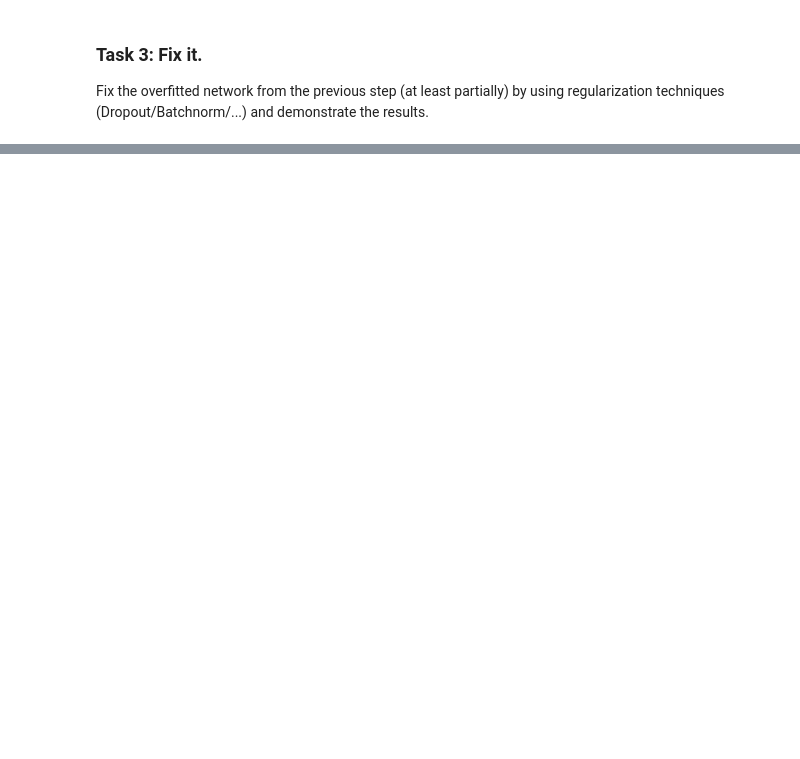
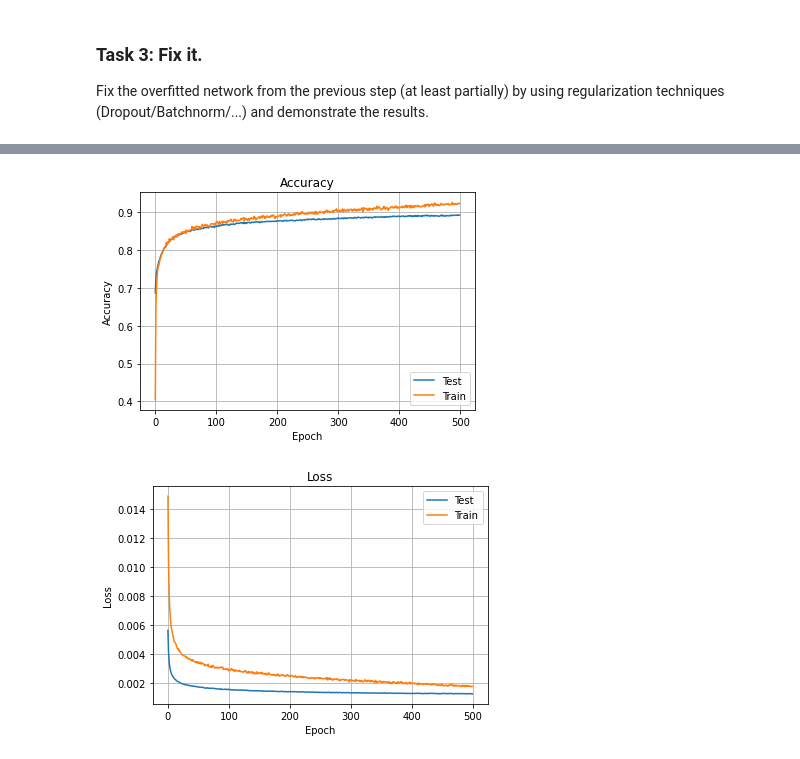
Before and after one commit to oslanaslan/MADE_ML, a Jupyter notebook: ml/Lab2_Deep_Learning/Lab2_DL_part2_overfitting.ipynb, the cells around one changed output, grey strips where cells are left out. Drawn from its saved outputs; the diff is of its cells as text; code cells hidden in the pictures; blank space fills up the shorter version.

```diff
--- a/ml/Lab2_Deep_Learning/Lab2_DL_part2_overfitting.ipynb
+++ b/ml/Lab2_Deep_Learning/Lab2_DL_part2_overfitting.ipynb
@@ -197,2 +301,6 @@ class OverfittingNeuralNetwork(nn.Module):
+# %%
+model = OverfittingNeuralNetwork().to(device)
+opt = torch.optim.SGD(model.parameters(), lr=1e-3, weight_decay=0)
+loss_func = nn.CrossEntropyLoss()
 # %%
 # torchsummary.summary(OverfittingNeuralNetwork().to(device), (28*28,))
@@ -231,0 +409,25 @@ _Write down small report with your conclusions and your ideas._
+# %%
+model = FixedNeuralNetwork().to(device)
+opt = torch.optim.SGD(model.parameters(), lr=1e-3, weight_decay=1e-5)
+loss_func = nn.CrossEntropyLoss()
+# %%
+%%time
+
+train_loss_lst = []
+test_loss_lst = []
+train_accuracy_lst = []
+test_accuracy_lst = []
+
+epochs = 500
+for t in range(epochs):
+    train_accuracy, train_loss = train(train_loader, model, loss_func, opt)
+    train_accuracy_lst.append(train_accuracy)
+    train_loss_lst.append(train_loss)
+
+    test_accuracy, test_loss = test(test_loader, model, loss_func)
+    test_accuracy_lst.append(test_accuracy)
+    test_loss_lst.append(test_loss)
+
+    print(f"Epoch: {t+1}\tTest Accuracy: {(100*test_accuracy):>0.1f}%, Test Avg loss: {test_loss:>8f}\t\
+        Train Accuracy: {(100*train_accuracy):>0.1f}%, Train Avg loss: {train_loss:>8f}", end='\n')
+print("Done")
@@ -231,0 +452,18 @@ _Write down small report with your conclusions and your ideas._
+# %%
+plot_data(
+    data=[test_accuracy_lst, train_accuracy_lst],
+    title="Accuracy",
+    legend=["Test", "Train"],
+    xlabel="Epoch",
+    ylabel="Accuracy"
+)
+plot_data(
+    data=[test_loss_lst, train_loss_lst],
+    title="Loss",
+    legend=["Test", "Train"],
+    xlabel="Epoch",
+    ylabel="Loss"
+)
+# %% [output]
+[figure, added]
+[figure, added]
```
Also changed, not shown: parts of 22 cells of this notebook, 2 other files.
